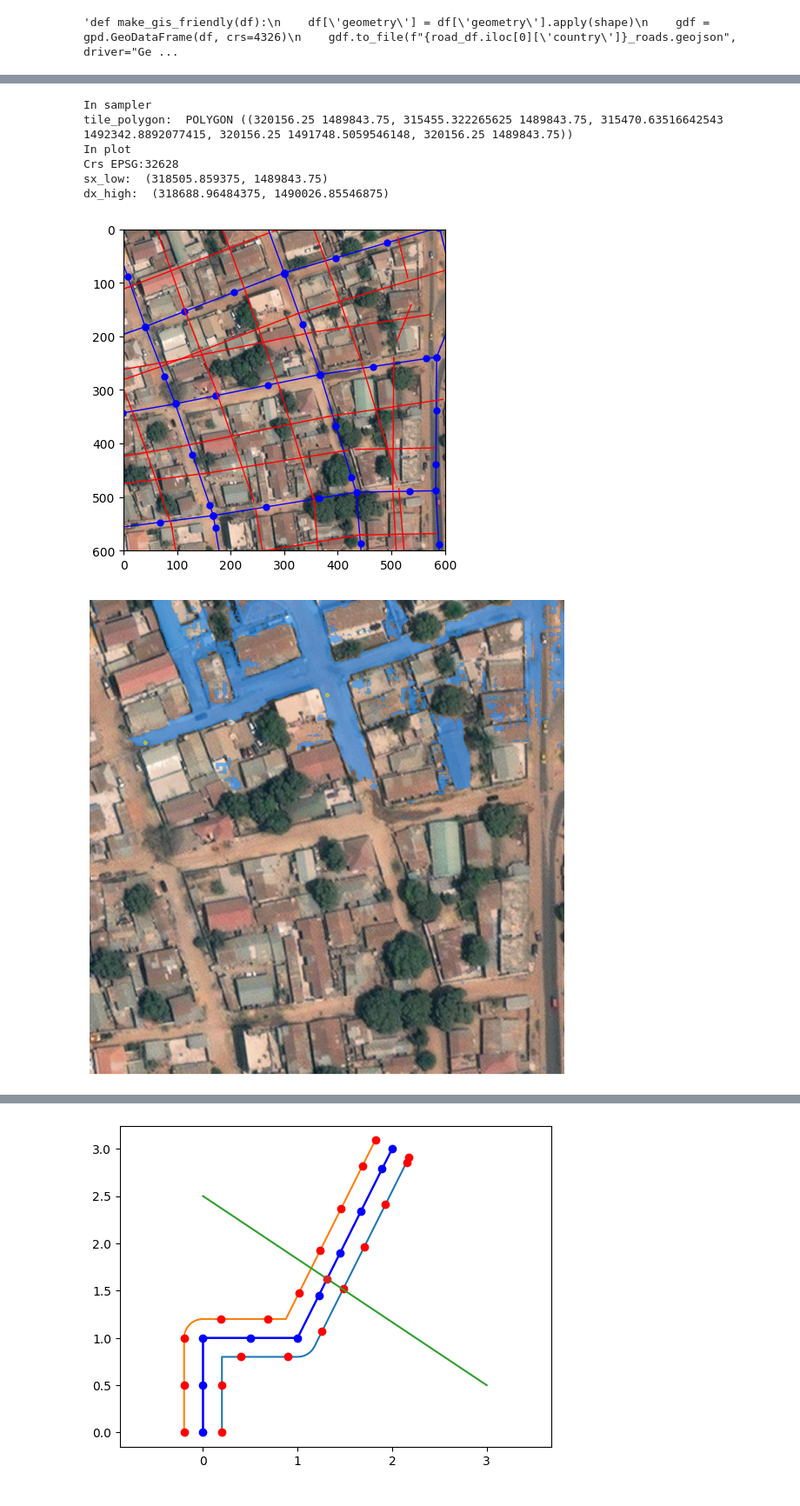
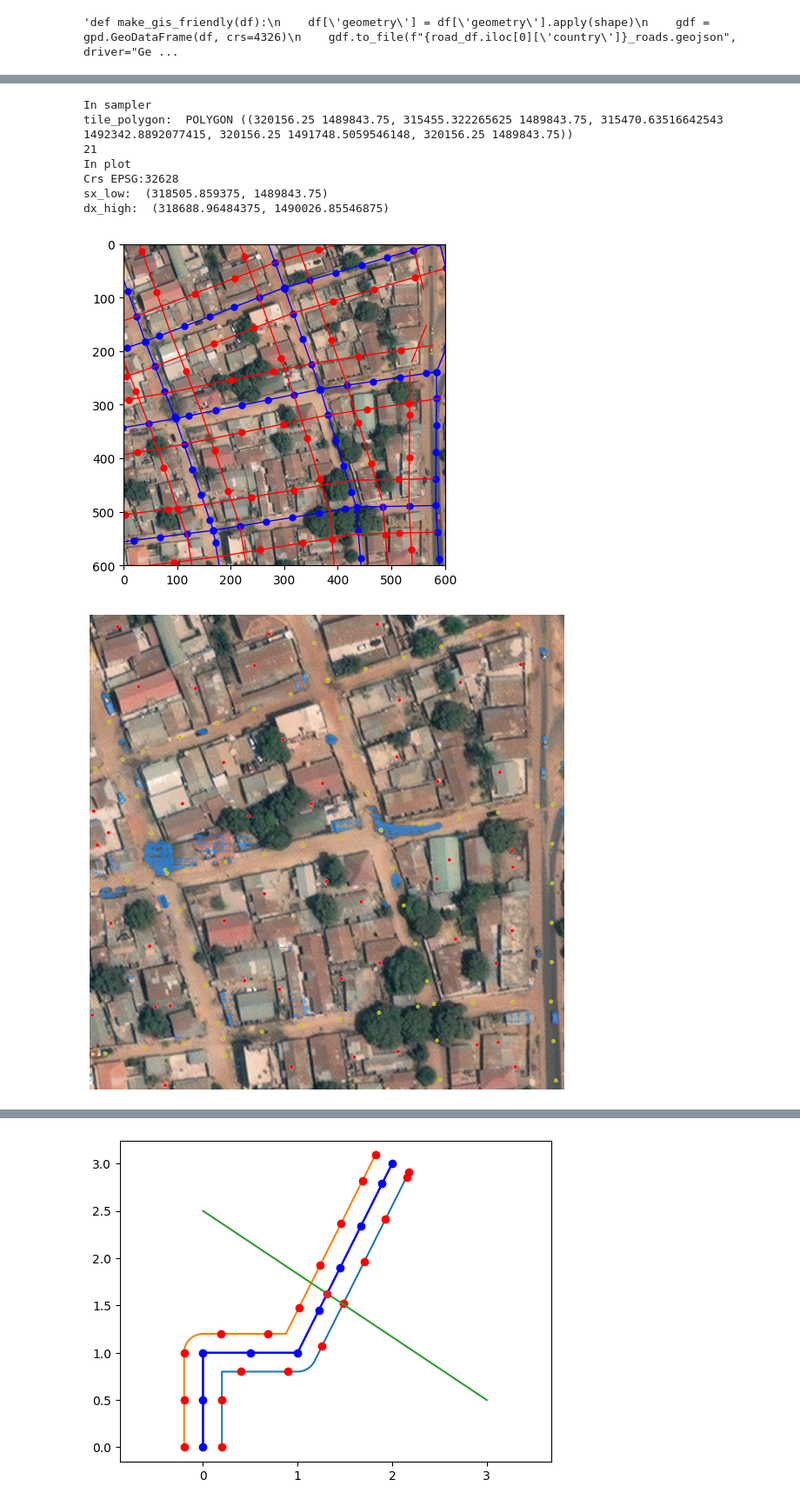
Before and after one commit to JacopoLungo/maxarSrc, a Jupyter notebook: creating_labels/MSRoads/roadSeg_try.ipynb, the cells around one changed output, grey strips where cells are left out. Shown at 87% size. Cells and saved outputs as stored; diff of their text form; code cells hidden in the pictures.

```diff
--- a/creating_labels/MSRoads/roadSeg_try.ipynb
+++ b/creating_labels/MSRoads/roadSeg_try.ipynb
@@ -221,7 +185,7 @@ for batch in dataloader:
         plt.axis('off')
         plt.savefig('image2.png', bbox_inches='tight', pad_inches=0)
 
-        road_lines = rel_road_lines(queried_road_gdf_36628, query_bbox_poly, dataset_res)
+        road_lines = rel_road_lines(queried_road_gdf_36628, query_bbox_poly, dataset_res)[0]
         road_pts = line2points2(road_lines, road_point_dist)
 
         bg_lines = get_offset_lines(road_lines, offset_distance)
@@ -335,10 +299,11 @@ def plot_w_wo_masks(img, masks, boxes, pt_coords, pt_labels, only_pred=False, on
 # %%
 dataset_res = dataset.res
 
-road_point_dist = 100
-bg_point_dist = 1060
-offset_distance = 80
+road_point_dist = 50
+bg_point_dist = 80
+offset_distance = 50
 
+rnd_ix = np.random.randint(0, len(dataloader))
 for batch in dataloader:
     query_bbox_poly = boundingBox_2_Polygon(batch['bbox'][0])
     hits = road_gdf_32628.geometry.intersects(query_bbox_poly)
@@ -348,10 +313,13 @@ for batch in dataloader:
         img4Sam = sample["image"].permute(1, 2, 0).numpy().astype('uint8')
 
         road_lines = rel_road_lines(queried_road_gdf_36628, query_bbox_poly, dataset_res)
+        print(len(road_lines))
+
+        #road_lines = road_lines[np.random.randint(0, len(road_lines))] # select a random road to process one road at a time
         road_pts = line2points2(road_lines, road_point_dist)
 
         bg_lines = get_offset_lines(road_lines, offset_distance)
-        bg_pts = line2points2(bg_lines, bg_point_dist * 2)
+        bg_pts = line2points2(bg_lines, bg_point_dist)
 
         bg_pts = clear_roads(road_lines, bg_pts, offset_distance - 4)
 
@@ -365,45 +333,55 @@ for batch in dataloader:
 
         np_roads_pts = np.array([list(pt.coords)[0] for pt in road_pts])
         #np_roads_pts = rmv_rnd_fraction(np_roads_pts, 0.5)
+
+        #remove pts outside the image
+        np_roads_pts = rmv_pts_out_img(np_roads_pts, sample_size)
+
         np_road_labels = np.array([1]*np_roads_pts.shape[0])
 
         np_bg_pts = np.array([list(pt.coords)[0] for pt in bg_pts])
         #np_bg_pts = rmv_rnd_fraction(np_bg_pts, 0.5)
+        np_bg_pts = rmv_pts_out_img(np_bg_pts, sample_size)
+
         np_bg_labels = np.array([0]*np_bg_pts.shape[0])
 
         pt_coords4Sam = np.concatenate((np_roads_pts, np_bg_pts))
         labels4Sam = np.concatenate((np_road_labels, np_bg_labels))
+
 
 
         ax2.set_xlim([0, sample_size])
         ax2.set_ylim([sample_size, 0])
 
         break
 
 
-pt_coords4Sam=np.array([[300,120], [70, 180]])
-labels4Sam=np.array([1, 1])
-
+#pt_coords4Sam=np.array([[300,120], [70, 180]])
+#labels4Sam=np.array([1, 1])
+#pt_coords4Sam = np.concatenate((pt_coords4Sam, np.array([[400, 60]])))
+#labels4Sam = np.concatenate((labels4Sam, np.array([0])))
+predictor.set_image(img4Sam)
 masks, _, _ = predictor.predict(
                 point_coords=pt_coords4Sam,
                 point_labels=labels4Sam,
                 multimask_output=False,
             )
 #! prova a predirre una strada per volta
 plt.figure(figsize=(10,10))
 plt.imshow(img4Sam)
 show_mask(masks, plt.gca())
 show_points(pt_coords4Sam, labels4Sam, plt.gca())
 plt.axis('off')
-plt.gca().set_xlim([0, sample_size])
-plt.gca().set_ylim([sample_size, 0])
+#plt.gca().set_xlim([0, sample_size])
+#plt.gca().set_ylim([sample_size, 0])
 plt.show()
 # %% [output]
 In sampler
 tile_polygon:  POLYGON ((320156.25 1489843.75, 315455.322265625 1489843.75, 315470.63516642543 1492342.8892077415, 320156.25 1491748.5059546148, 320156.25 1489843.75))
+21
 In plot
 Crs EPSG:32628
 sx_low:  (318505.859375, 1489843.75)
 dx_high:  (318688.96484375, 1490026.85546875)
-[figure, old version]
+[figure, new version]
-[figure, old version]
+[figure, new version]
```
Also changed, not shown: parts of 12 cells of this notebook.
